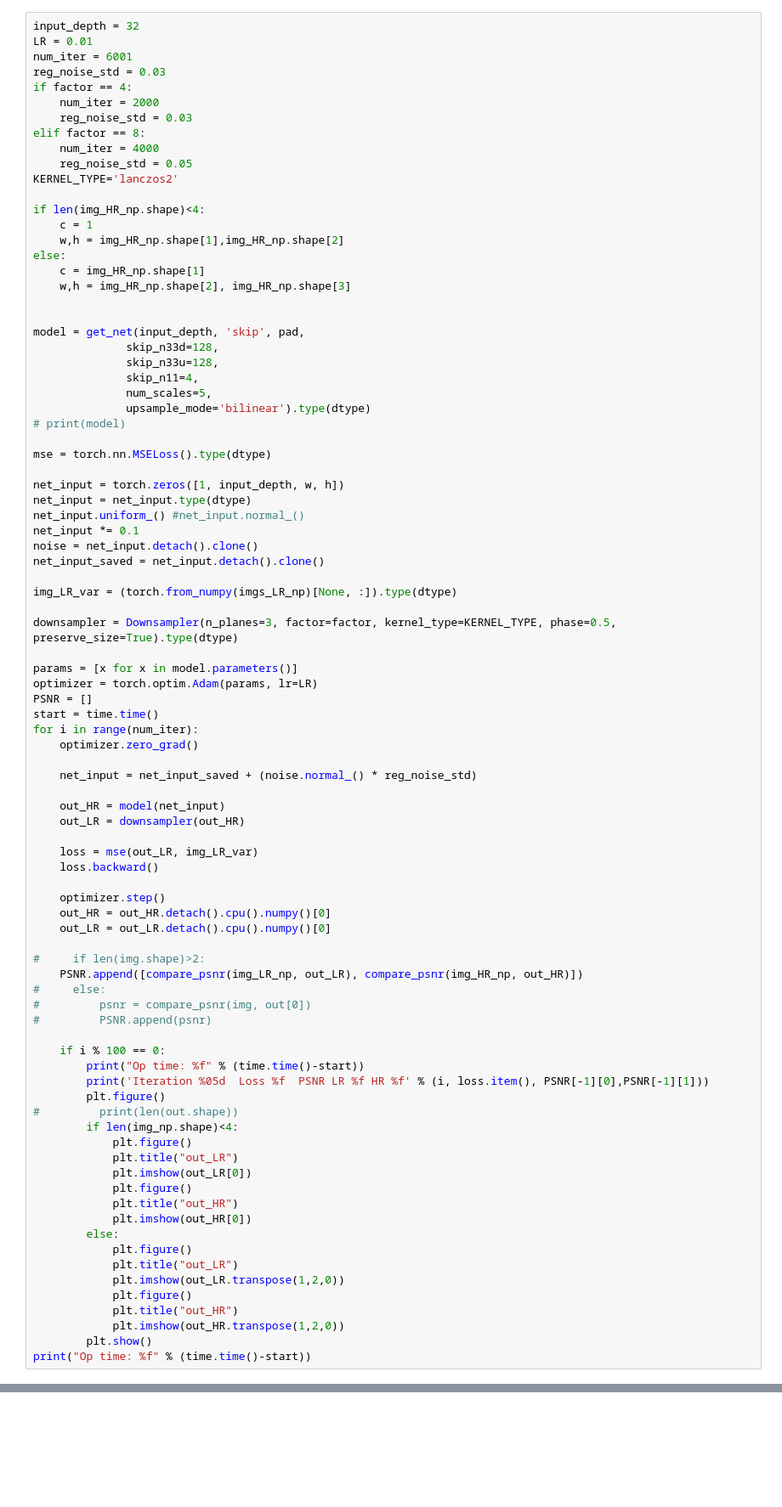
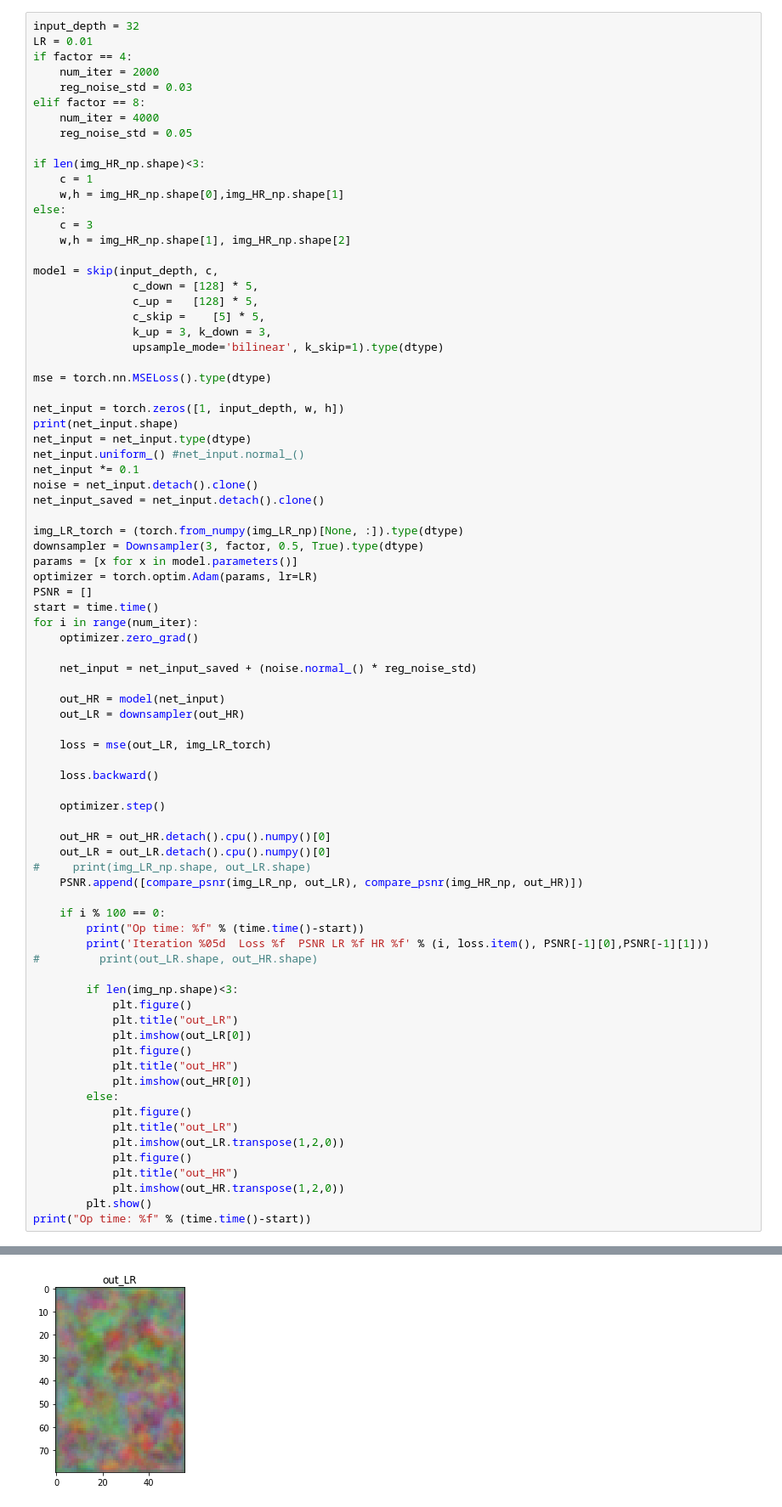
Before and after one commit to wuwuwujy/TryCode, a Jupyter notebook: super_resolution/sr_skipnet.ipynb, the cells around one changed output, grey strips where cells are left out. Shown at 85% size. Cells and saved outputs as stored; diff of their text form; blank space fills up the shorter version.

```diff
--- a/super_resolution/sr_skipnet.ipynb
+++ b/super_resolution/sr_skipnet.ipynb
@@ -109,45 +201,39 @@ PSNR bicubic: 23.5763   PSNR nearest: 23.5763
 # %%
 input_depth = 32
 LR = 0.01
-num_iter = 6001
-reg_noise_std = 0.03
 if factor == 4:
     num_iter = 2000
     reg_noise_std = 0.03
 elif factor == 8:
     num_iter = 4000
     reg_noise_std = 0.05
-KERNEL_TYPE='lanczos2'
 
-if len(img_HR_np.shape)<4:
+if len(img_HR_np.shape)<3:
     c = 1
-    w,h = img_HR_np.shape[1],img_HR_np.shape[2]
+    w,h = img_HR_np.shape[0],img_HR_np.shape[1]
 else:
-    c = img_HR_np.shape[1]
-    w,h = img_HR_np.shape[2], img_HR_np.shape[3]
+    c = 3
+    w,h = img_HR_np.shape[1], img_HR_np.shape[2]
 
-
-model = get_net(input_depth, 'skip', pad,
-              skip_n33d=128,
-              skip_n33u=128,
-              skip_n11=4,
-              num_scales=5,
-              upsample_mode='bilinear').type(dtype)
-# print(model)
+model = skip(input_depth, c,
+               c_down = [128] * 5,
+               c_up =   [128] * 5,
+               c_skip =    [5] * 5,
+               k_up = 3, k_down = 3,
+               upsample_mode='bilinear', k_skip=1).type(dtype)
 
 mse = torch.nn.MSELoss().type(dtype)
 
 net_input = torch.zeros([1, input_depth, w, h])
+print(net_input.shape)
 net_input = net_input.type(dtype)
 net_input.uniform_() #net_input.normal_()
 net_input *= 0.1
 noise = net_input.detach().clone()
 net_input_saved = net_input.detach().clone()
 
-img_LR_var = (torch.from_numpy(imgs_LR_np)[None, :]).type(dtype)
-
-downsampler = Downsampler(n_planes=3, factor=factor, kernel_type=KERNEL_TYPE, phase=0.5, preserve_size=True).type(dtype)
-
+img_LR_torch = (torch.from_numpy(img_LR_np)[None, :]).type(dtype)
+downsampler = Downsampler(3, factor, 0.5, True).type(dtype)
 params = [x for x in model.parameters()]
 optimizer = torch.optim.Adam(params, lr=LR)
 PSNR = []
@@ -160,25 +246,23 @@ for i in range(num_iter):
     out_HR = model(net_input)
     out_LR = downsampler(out_HR)
 
-    loss = mse(out_LR, img_LR_var)
+    loss = mse(out_LR, img_LR_torch)
+
     loss.backward()
 
     optimizer.step()
+
     out_HR = out_HR.detach().cpu().numpy()[0]
     out_LR = out_LR.detach().cpu().numpy()[0]
-
-#     if len(img.shape)>2:
+#     print(img_LR_np.shape, out_LR.shape)
     PSNR.append([compare_psnr(img_LR_np, out_LR), compare_psnr(img_HR_np, out_HR)])
-#     else:
-#         psnr = compare_psnr(img, out[0])
-#         PSNR.append(psnr)
 
     if i % 100 == 0:
         print("Op time: %f" % (time.time()-start))
         print('Iteration %05d  Loss %f  PSNR LR %f HR %f' % (i, loss.item(), PSNR[-1][0],PSNR[-1][1]))
-        plt.figure()
-#         print(len(out.shape))
-        if len(img_np.shape)<4:
+#         print(out_LR.shape, out_HR.shape)
+
+        if len(img_np.shape)<3:
             plt.figure()
             plt.title("out_LR")
             plt.imshow(out_LR[0])
@@ -198,0 +285 @@ NameError: name 'get_net' is not defined
+[figure, added]
```
Also changed, not shown: parts of 16 cells of this notebook.
